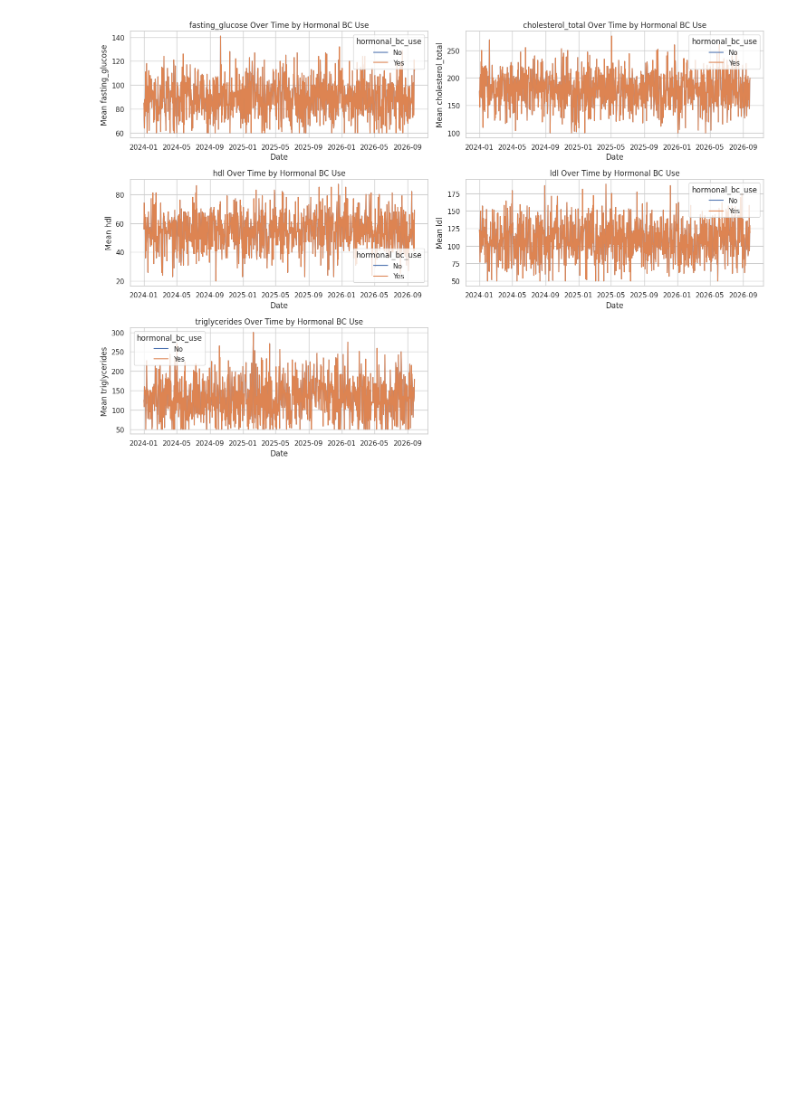
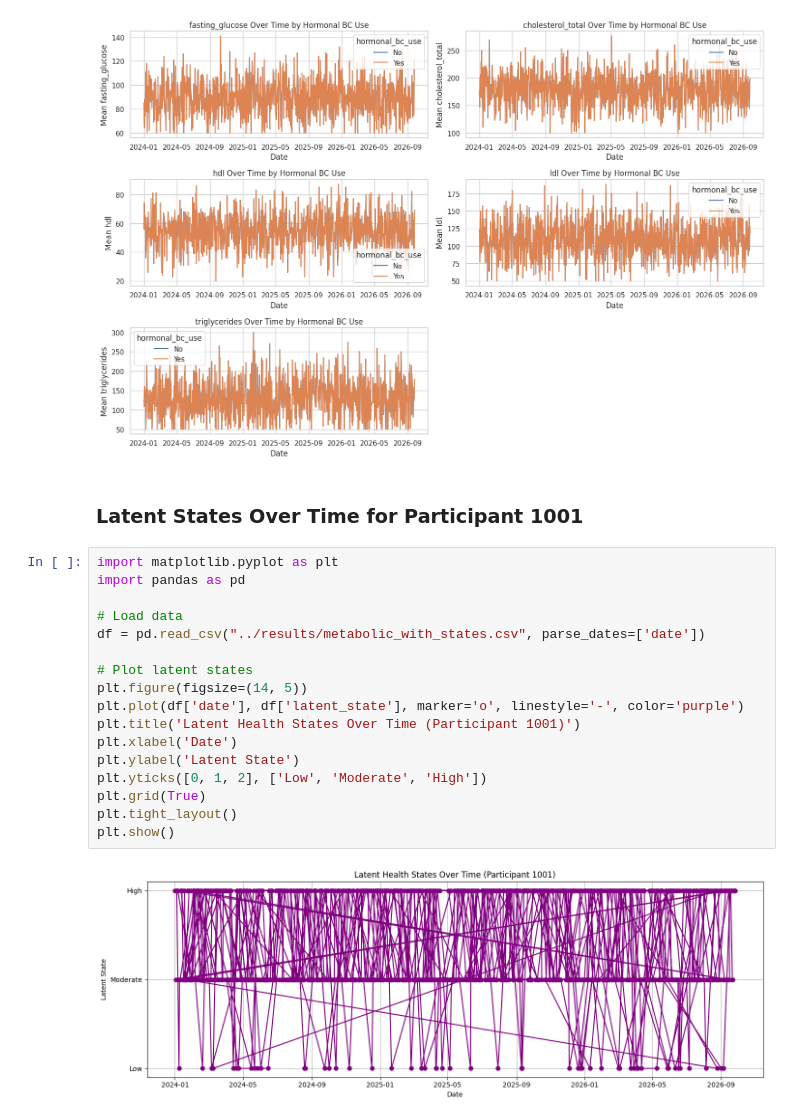
Before and after one commit to UCSF-DataSci/final-project-shwe-kandhalu, a Jupyter notebook: notebooks/02_long_term_trends.ipynb, the cells around one changed output. Drawn from its saved outputs; the diff is of its cells as text; blank space fills up the shorter version.

```diff
--- a/notebooks/02_long_term_trends.ipynb
+++ b/notebooks/02_long_term_trends.ipynb
@@ -75,3 +75,24 @@ plt.tight_layout()
 plt.show()
 # %% [output]
 [figure]
+# %% [markdown]
+### Latent States Over Time for Participant 1001
+# %%
+import matplotlib.pyplot as plt
+import pandas as pd
+
+# Load data
+df = pd.read_csv("../results/metabolic_with_states.csv", parse_dates=['date'])
+
+# Plot latent states
+plt.figure(figsize=(14, 5))
+plt.plot(df['date'], df['latent_state'], marker='o', linestyle='-', color='purple')
+plt.title('Latent Health States Over Time (Participant 1001)')
+plt.xlabel('Date')
+plt.ylabel('Latent State')
+plt.yticks([0, 1, 2], ['Low', 'Moderate', 'High'])
+plt.grid(True)
+plt.tight_layout()
+plt.show()
+# %% [output]
+[figure, added]
```
Also changed, not shown: 1 other file.
